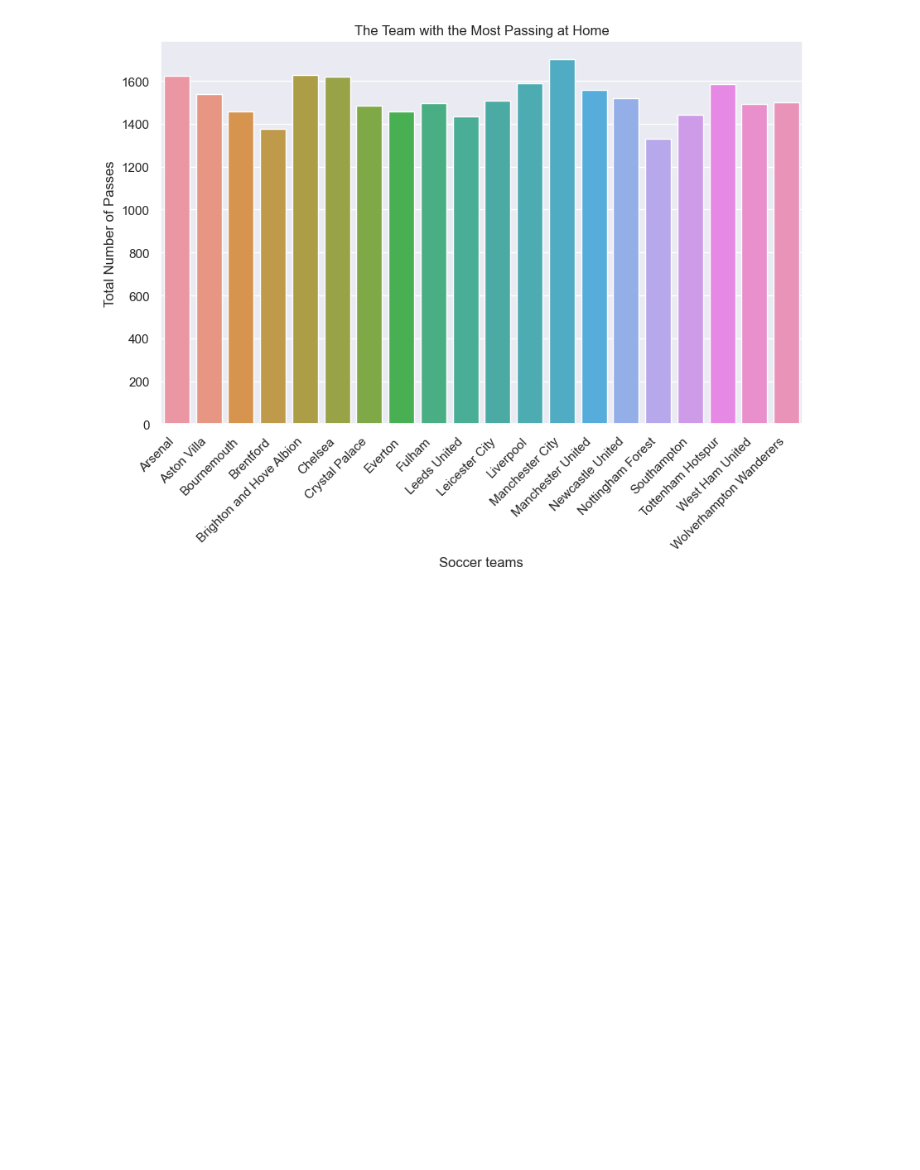
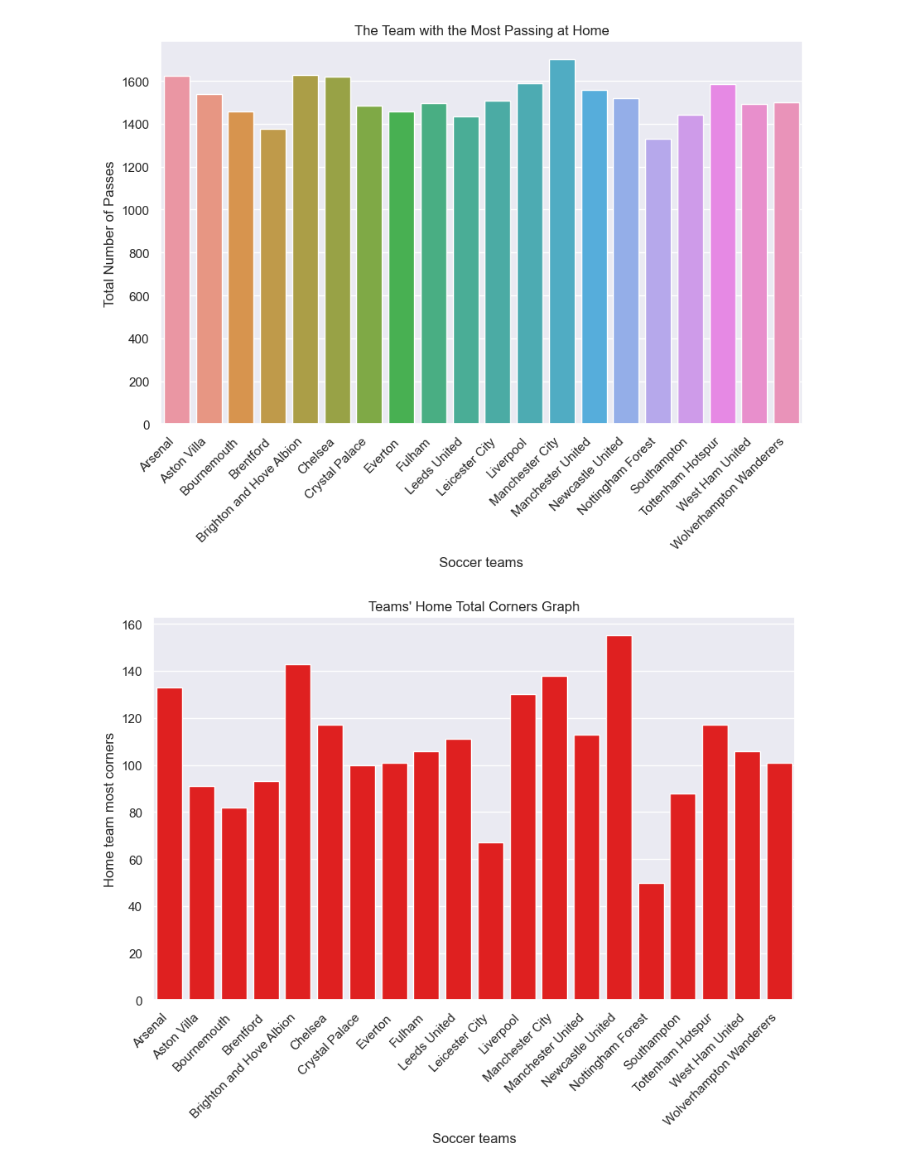
Before and after one commit to emregurler/Premier_League, a Jupyter notebook: Premier_League.ipynb, the cells around one changed output. Saved outputs shown, nothing was run; the diff lists cells and outputs as text; code cells hidden in the pictures; blank space fills up the shorter version.

Commit message:
Update Premier_League.ipynb
Teams' Home Total Corners Graph

```diff
--- a/Premier_League.ipynb
+++ b/Premier_League.ipynb
@@ -255,3 +255,17 @@ ax.set_xticklabels(ax.get_xticklabels(), rotation=45, ha="right")
 plt.show()
 # %% [output]
 [figure]
+# %%
+# Let's calculate the total number of passes to the teams in their own court
+team_passes = df.groupby('Home Team')['home_corners'].sum().reset_index()
+
+# Let's use bar chart for visualization
+plt.figure(figsize=(10, 6))
+ax = sns.barplot(x='Home Team', y='home_corners',color="red", data=team_passes)
+plt.xlabel("Soccer teams")
+plt.ylabel("Home team most corners")
+plt.title("Teams' Home Total Corners Graph")
+ax.set_xticklabels(ax.get_xticklabels(), rotation=45, ha="right")
+plt.show()
+# %% [output]
+[figure, added]
```
